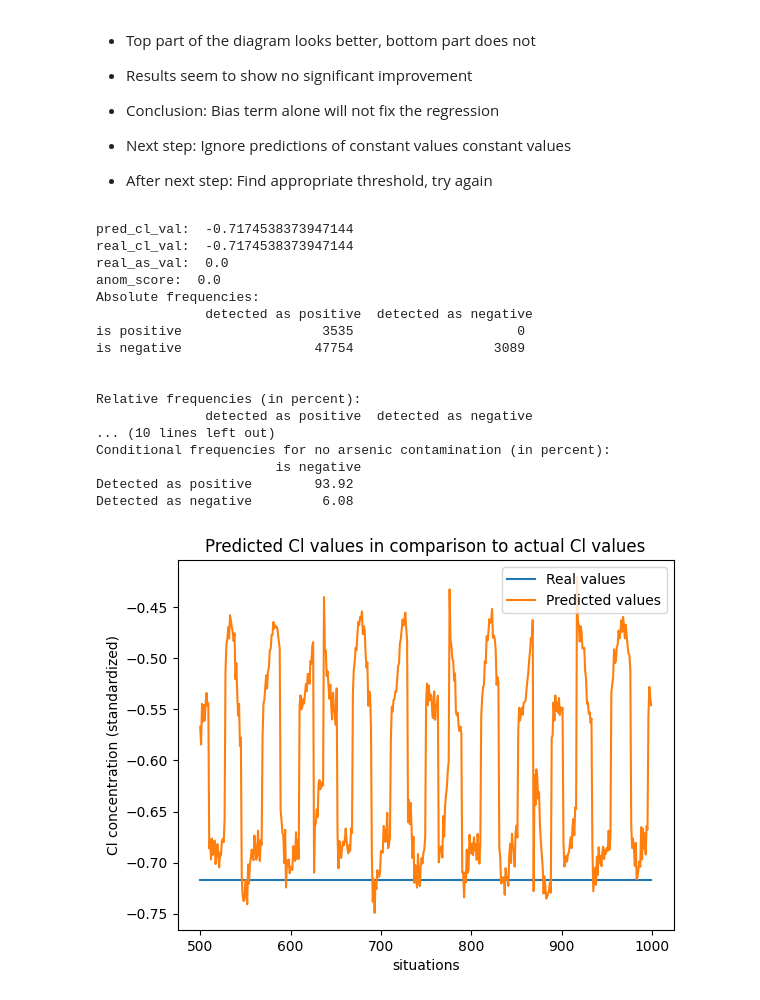
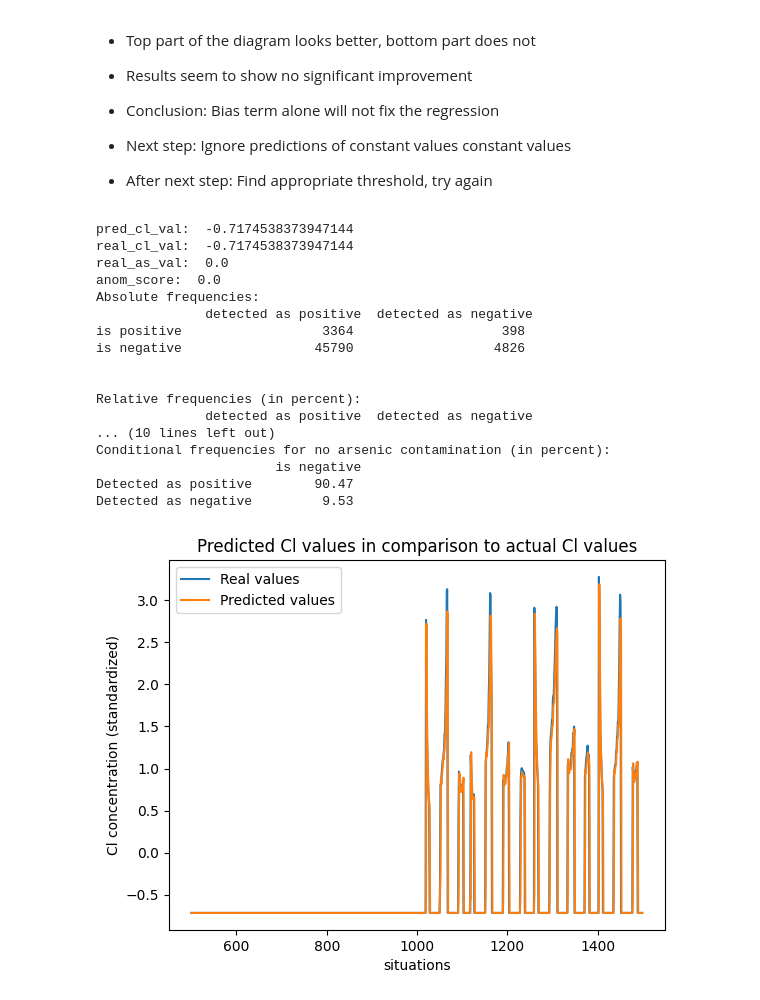
Before and after one commit to esthy13/Arsenic-Detection, a Jupyter notebook: src/notebooks/linear_predictor.ipynb, the cells around one changed output. Drawn from its saved outputs; the diff is of its cells as text; code cells hidden in the pictures.

```diff
--- a/src/notebooks/linear_predictor.ipynb
+++ b/src/notebooks/linear_predictor.ipynb
@@ -799,7 +799,7 @@ reg.score(X_test, y_test)
 0.810773986124819
 # %%
 def detect_anom(pred_val, real_val, id):
-    if abs(pred_val + real_val) > 0.5:
+    if abs(pred_val - real_val) > 0.5:
         #anomaly = "probable anomaly detected at", id
         return id, (pred_val - real_val)
     else:
@@ -1213,6 +1213,13 @@ plt.show()
 
 - Next step: Ignore predictions of constant values constant values
 - After next step: Find appropriate threshold, try again
+# %%
+def detect_anom_full_stats(pred_val, real_val, id):
+    if abs(pred_val - real_val) > 0.5:
+        #anomaly = "probable anomaly detected at", id
+        return id, (pred_val - real_val), True
+    else:
+        return id, (pred_val - real_val), False
 # %%
 #abbreviation: _i_c = _ignore_constant
 
@@ -1233,18 +1240,22 @@ real_cl_val_t_minus_one = 0
 for situation in range(len(X_test_2)):
 
     #put X_test into regression, get predicted value
-    pred_cl_val_i_c = reg.predict(np.array(X_test_2[situation][1]).reshape(1, -1))
-    pred_vals_cl_i_c.append(pred_cl_val_i_c)
+    pred_cl_val_i_c = reg.predict(np.array(X_test_2[situation][1]).reshape(1, -1))[0]
+
 
     #get real value
     real_cl_val_i_c = y_test_2[situation][1]
+    real_vals_cl_i_c.append(real_cl_val_i_c)
 
     if real_cl_val_t_minus_one == real_cl_val_i_c:
         pred_cl_val_i_c = real_cl_val_i_c
 
+    pred_vals_cl_i_c.append(pred_cl_val_i_c)
+
     real_cl_val_t_minus_one = real_cl_val_i_c
 
-    real_vals_cl_i_c.append(real_cl_val_i_c)
+
+
 
     #get id
     id_i_c = X_test_2[situation][0]
@@ -1255,7 +1266,8 @@ for situation in range(len(X_test_2)):
 
 
     #get anomaly scores for the detected anomalies, threshold 0.5
-    anom_id_i_c, anom_score_i_c = detect_anom(pred_cl_val_i_c, real_cl_val_i_c, id_i_c)
+
+    anom_id_i_c, anom_score_i_c, anom_truth_val = detect_anom_full_stats(pred_cl_val_i_c, real_cl_val_i_c, id_i_c)
 
 
 
@@ -1266,24 +1278,24 @@ for situation in range(len(X_test_2)):
         print("anom_score: ", anom_score_i_c )
 
     #save anomaly ids and scores, see whether there actually is an anomaly and save the comparison as a truth value
-    if anom_id_i_c != [0,0,0]:
-        anomalies_i_c.append((anom_id_i_c, anom_score_i_c))
+    if anom_truth_val == False:
+        anomalies_i_c.append((anom_id_i_c, anom_score_i_c, pred_cl_val_i_c, real_cl_val_i_c))
 
         #true positives/sensitivity
         if real_as_val_i_c > 0:
-            anomalies_truth_values_i_c["true"].append((anom_id_i_c, anom_score_i_c))
+            anomalies_truth_values_i_c["true"].append((anom_id_i_c, anom_score_i_c, pred_cl_val_i_c, real_cl_val_i_c))
         #false positives/beta error
         else:
-            anomalies_truth_values_i_c["false"].append((anom_id_i_c, anom_score_i_c))
+            anomalies_truth_values_i_c["false"].append((anom_id_i_c, anom_score_i_c, pred_cl_val_i_c, real_cl_val_i_c))
     else:
-        no_anomalies.append((anom_id, anom_score))
+        no_anomalies_i_c.append((anom_id_i_c, anom_score_i_c, pred_cl_val_i_c, real_cl_val_i_c))
 
         #false negatives/alpha error
-        if real_as_val > 0:
-            no_anomalies_truth_values_i_c["false"].append(id_i_c)
+        if real_as_val_i_c > 0:
+            no_anomalies_truth_values_i_c["false"].append((anom_id_i_c, anom_score_i_c, pred_cl_val_i_c, real_cl_val_i_c))
         #true negatives/specificity
         else:
-            no_anomalies_truth_values_i_c["true"].append(id_i_c)
+            no_anomalies_truth_values_i_c["true"].append((anom_id_i_c, anom_score_i_c, pred_cl_val_i_c, real_cl_val_i_c))
 
 
 
@@ -1371,8 +1383,8 @@ real_as_val:  0.0
 anom_score:  0.0
 Absolute frequencies:
               detected as positive  detected as negative
-is positive                  3535                     0
-is negative                 47754                  3089
+is positive                  3364                   398
+is negative                 45790                  4826
 
 
 Relative frequencies (in percent):
@@ -1380,17 +1392,17 @@ Relative frequencies (in percent):
 ... (10 lines left out)
 Conditional frequencies for no arsenic contamination (in percent):
                        is negative
-Detected as positive        93.92
-Detected as negative         6.08
+Detected as positive        90.47
+Detected as negative         9.53
 # %%
 situations = np.array(list(range(len(real_vals_cl_i_c))))
-plt.plot(situations[500:1000] ,np.array(real_vals_cl_i_c[500:1000]), label ="Real values")
-plt.plot(situations[500:1000], np.array(pred_vals_cl_i_c[500:1000]), label = "Predicted values")
+plt.plot(situations[500:1500] ,np.array(real_vals_cl_i_c[500:1500]), label ="Real values")
+plt.plot(situations[500:1500], np.array(pred_vals_cl_i_c[500:1500]), label = "Predicted values")
 
 plt.xlabel("situations")
 plt.ylabel("Cl concentration (standardized)")
 plt.title("Predicted Cl values in comparison to actual Cl values")
 plt.legend()
 plt.show()
 # %% [output]
-[figure, old version]
+[figure, new version]
```
Also changed, not shown: parts of 9 cells of this notebook, 1 other file.
